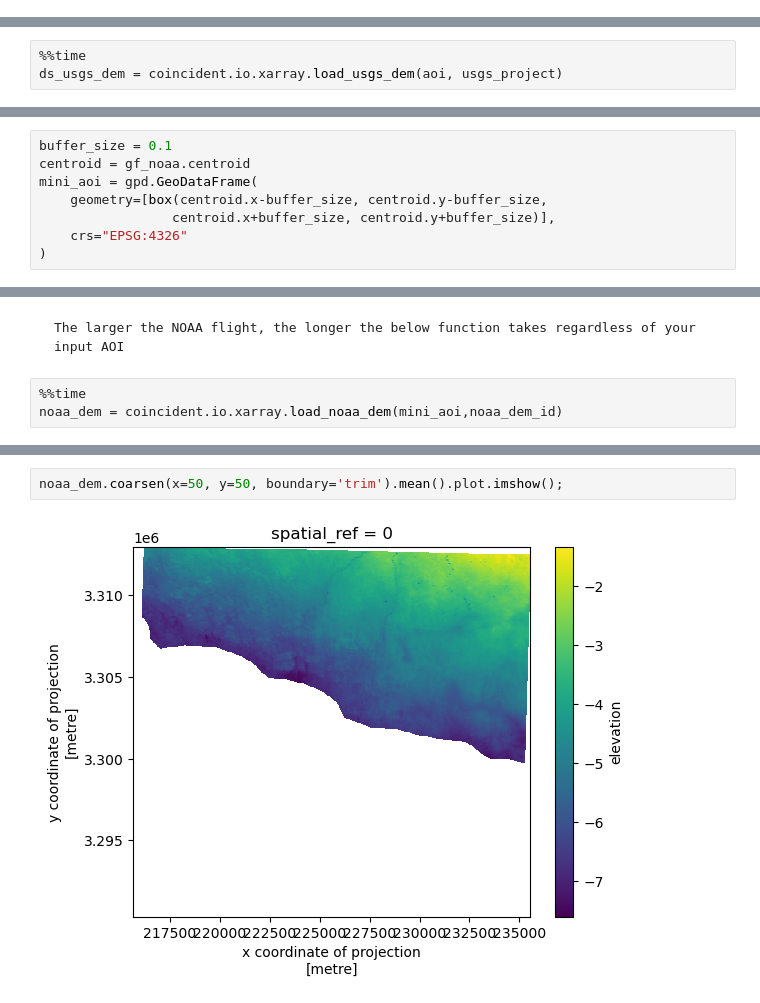
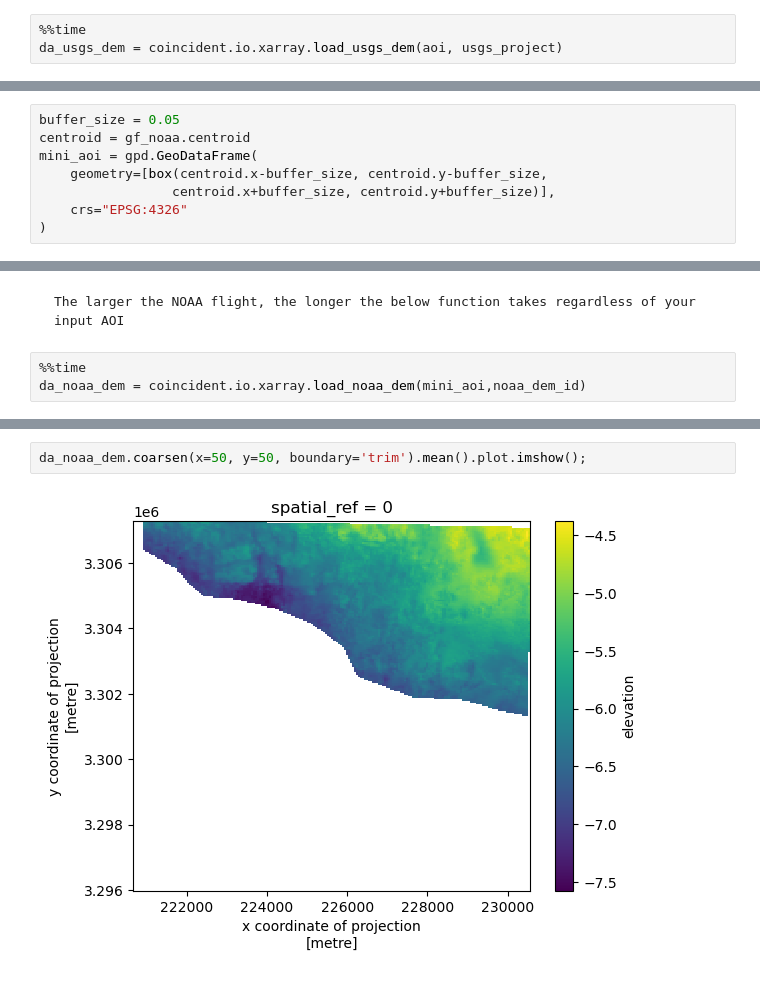
Before and after one commit to uw-cryo/coincident, a Jupyter notebook: docs/examples/vendor_dems.ipynb, the cells around one changed output, grey strips where cells are left out. Drawn from its saved outputs; the diff is of its cells as text.

````diff
--- a/docs/examples/vendor_dems.ipynb
+++ b/docs/examples/vendor_dems.ipynb
@@ -177,0 +200,3 @@ Attributes: (0)
+# %%
+%%time
+da_usgs_dem = coincident.io.xarray.load_usgs_dem(aoi, usgs_project)
@@ -187,3 +236,0 @@ usgs_project
-# %%
-%%time
-ds_usgs_dem = coincident.io.xarray.load_usgs_dem(aoi, usgs_project)
@@ -357,5 +350,5 @@ Definitely pick a smaller aoi than I did below for an example case
 # %%
-buffer_size = 0.1
+buffer_size = 0.05
 centroid = gf_noaa.centroid
 mini_aoi = gpd.GeoDataFrame(
     geometry=[box(centroid.x-buffer_size, centroid.y-buffer_size,
@@ -390,5 +383,5 @@ The larger the NOAA flight, the longer the below function takes regardless of yo
 ```
 # %%
 %%time
-noaa_dem = coincident.io.xarray.load_noaa_dem(mini_aoi,noaa_dem_id)
+da_noaa_dem = coincident.io.xarray.load_noaa_dem(mini_aoi,noaa_dem_id)
 # %% [output]
@@ -426,7 +417,7 @@ Yup the below takes way too long since we're working with more data than we shou
 # %%
-noaa_dem.coarsen(x=50, y=50, boundary='trim').mean().plot.imshow();
+da_noaa_dem.coarsen(x=50, y=50, boundary='trim').mean().plot.imshow();
 # %% [output]
-[figure, old version]
+[figure, new version]
 # %%
 %%time
 coincident.io.download.download_noaa_dem(aoi=mini_aoi,
````
Also changed, not shown: parts of 44 cells of this notebook, 2 other files.
